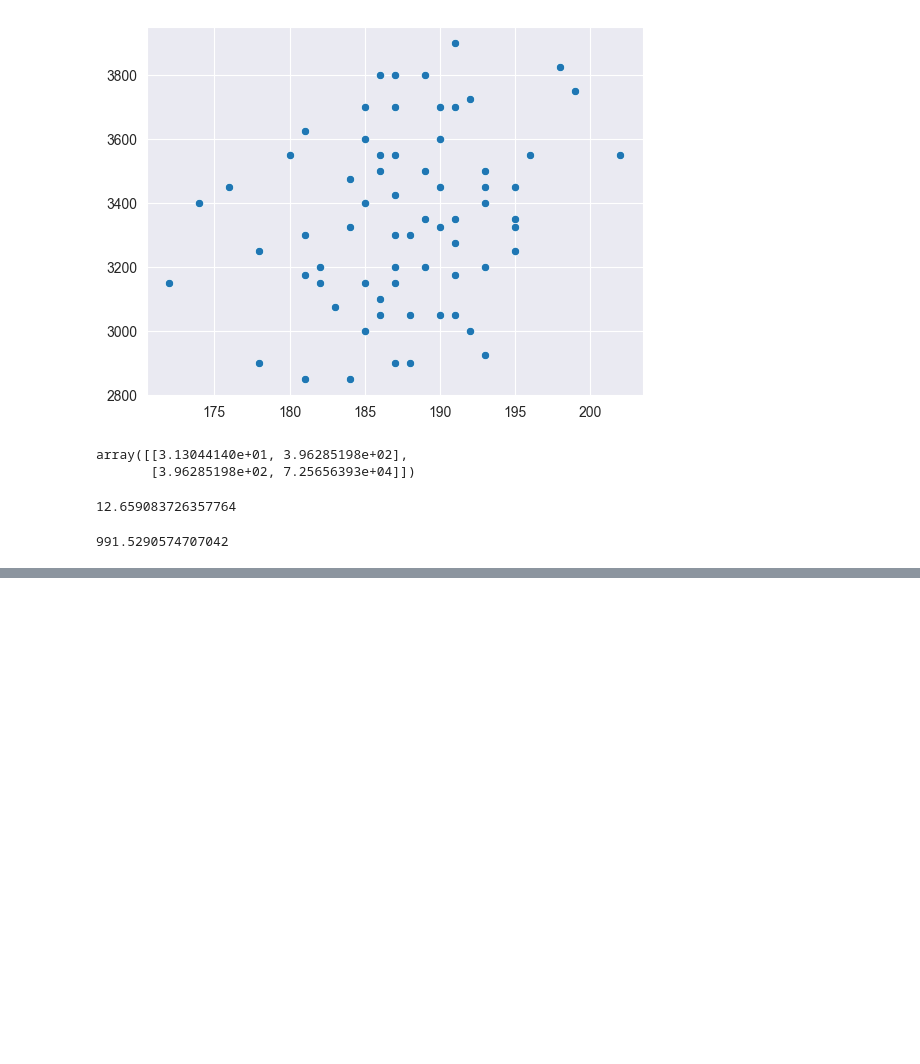
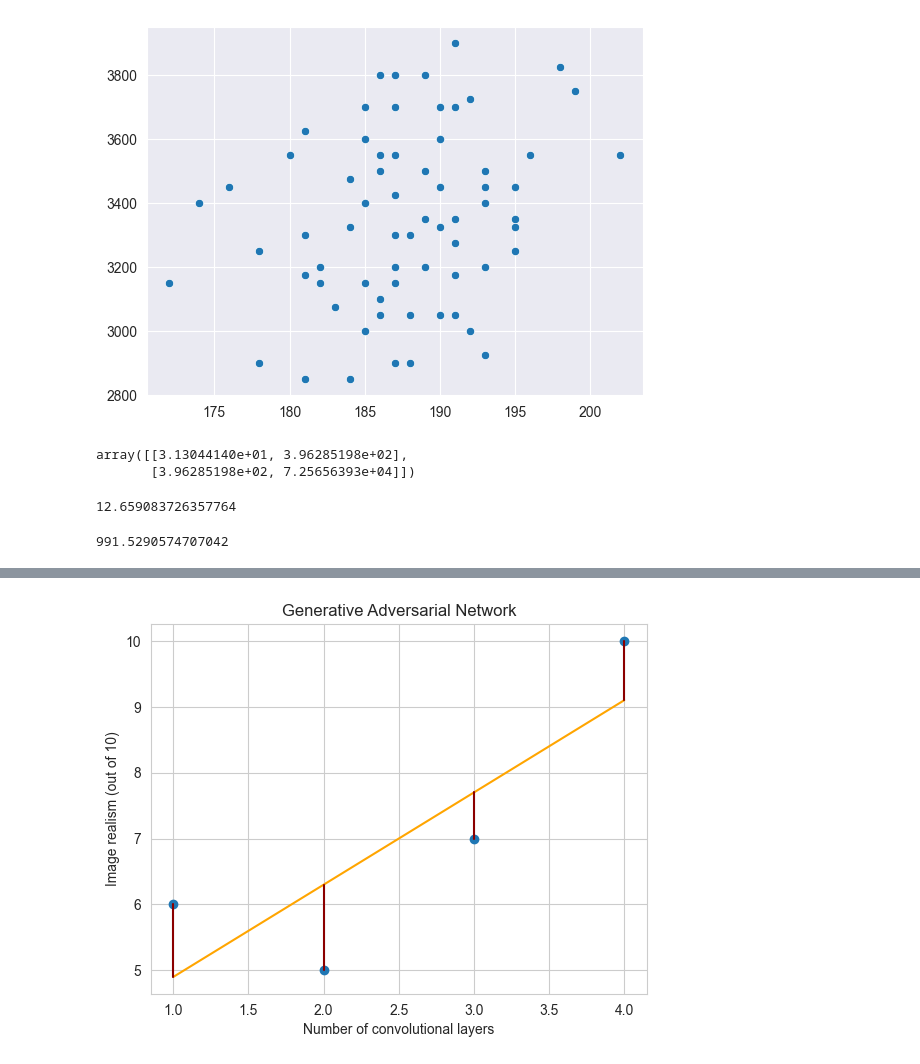
Before and after one commit to PanthThakkar/Essentials_of_Machine_Learning, a Jupyter notebook: Statistics.ipynb, the cells around one changed output, grey strips where cells are left out. Drawn from its saved outputs; the diff is of its cells as text; code cells hidden in the pictures; blank space fills up the shorter version.

```diff
--- a/Statistics.ipynb
+++ b/Statistics.ipynb
@@ -718,0 +780,11 @@ _ = plt.scatter(x_i, y_i, marker='o', color='purple')
+# %%
+fig, ax = plt.subplots()
+plt.title('Generative Adversarial Network')
+plt.xlabel('Number of convolutional layers')
+plt.ylabel('Image realism (out of 10)')
+ax.scatter(x, y)
+_ = plt.plot(xline, yline, color='orange')
+for i in range(x.size):
+    plt.plot([x[i],x[i]], [y[i],yhat[0,i]], color='darkred')
+# %% [output]
+[figure, added]
```
Also changed, not shown: parts of 50 cells of this notebook, 1 other file.
